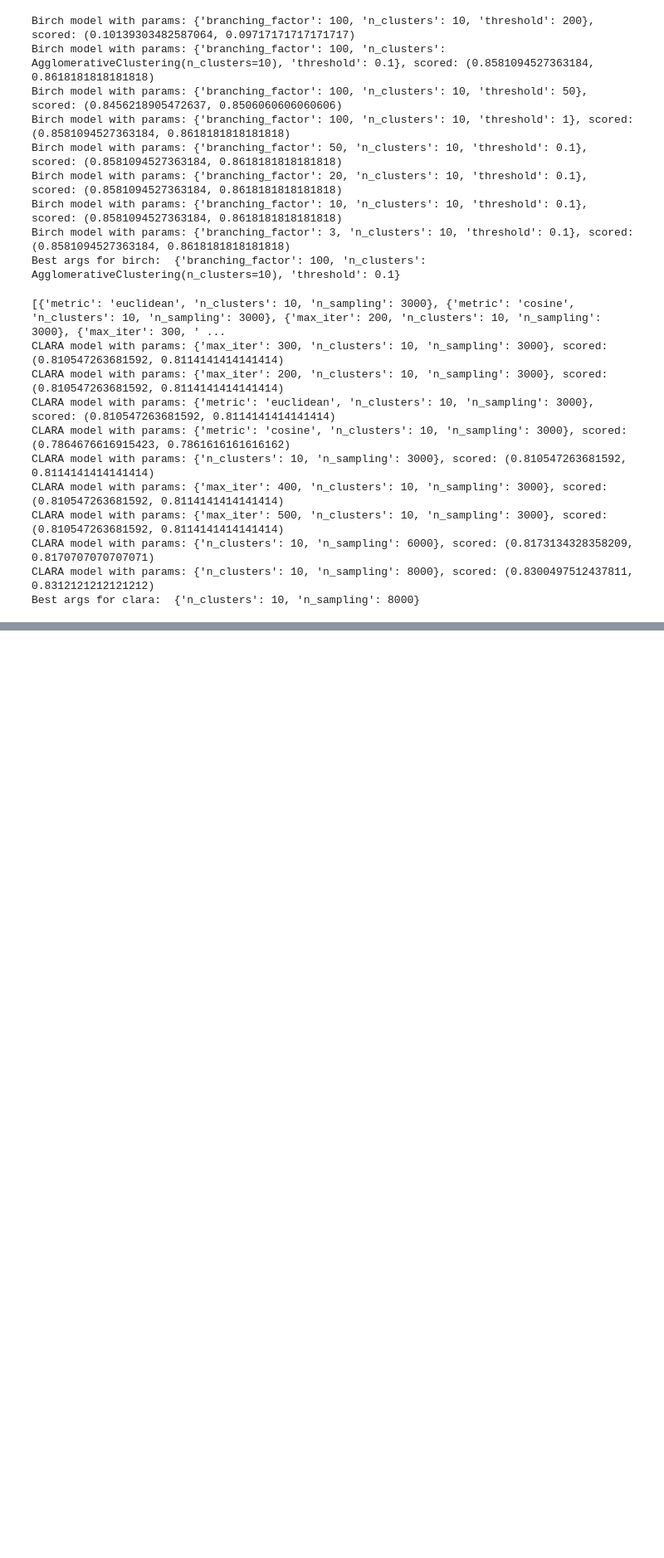
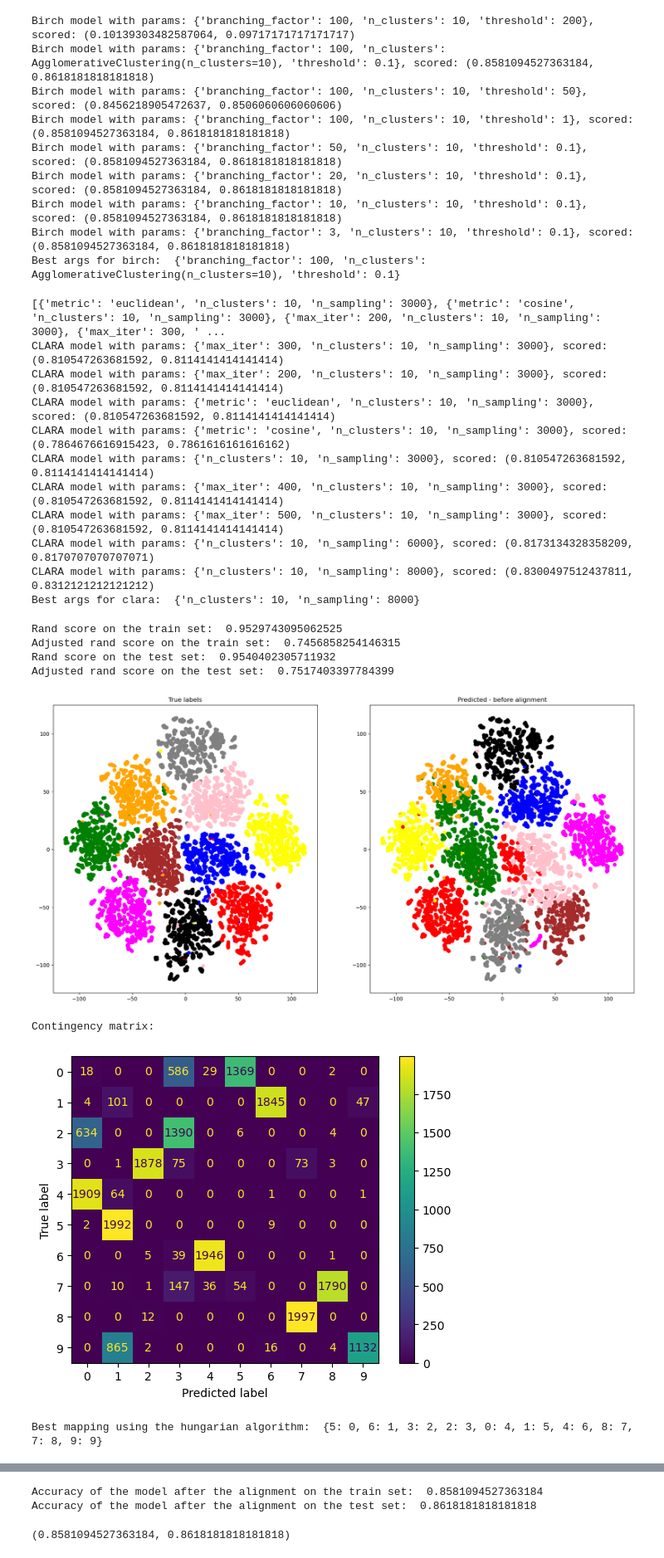
Before and after one commit to visanalexandru/AudioClustering, a Jupyter notebook: mfccs.ipynb, the cells around one changed output, grey strips where cells are left out. Shown at 83% size. Saved outputs shown, nothing was run; the diff lists cells and outputs as text; code cells hidden in the pictures; blank space fills up the shorter version.

```diff
--- a/mfccs.ipynb
+++ b/mfccs.ipynb
@@ -347,3 +347,16 @@ CLARA model with params: {'max_iter': 500, 'n_clusters': 10, 'n_sampling': 3000}
 CLARA model with params: {'n_clusters': 10, 'n_sampling': 6000}, scored: (0.8173134328358209, 0.8170707070707071)
 CLARA model with params: {'n_clusters': 10, 'n_sampling': 8000}, scored: (0.8300497512437811, 0.8312121212121212)
 Best args for clara:  {'n_clusters': 10, 'n_sampling': 8000}
+# %%
+best_birch_model = Birch(**best_args_birch)
+best_birch_model.fit(X_train, y_train)
+evaluate_model(best_birch_model, verbose=True)
+# %% [output]
+Rand score on the train set:  0.9529743095062525
+Adjusted rand score on the train set:  0.7456858254146315
+Rand score on the test set:  0.9540402305711932
+Adjusted rand score on the test set:  0.7517403397784399
+[figure, added]
+Contingency matrix:
+[figure, added]
+Best mapping using the hungarian algorithm:  {5: 0, 6: 1, 3: 2, 2: 3, 0: 4, 1: 5, 4: 6, 8: 7, 7: 8, 9: 9}
@@ -349,0 +364,3 @@ Best args for clara:  {'n_clusters': 10, 'n_sampling': 8000}
+Accuracy of the model after the alignment on the train set:  0.8581094527363184
+Accuracy of the model after the alignment on the test set:  0.8618181818181818
+(0.8581094527363184, 0.8618181818181818)
```
Also changed, not shown: parts of 3 cells of this notebook.
